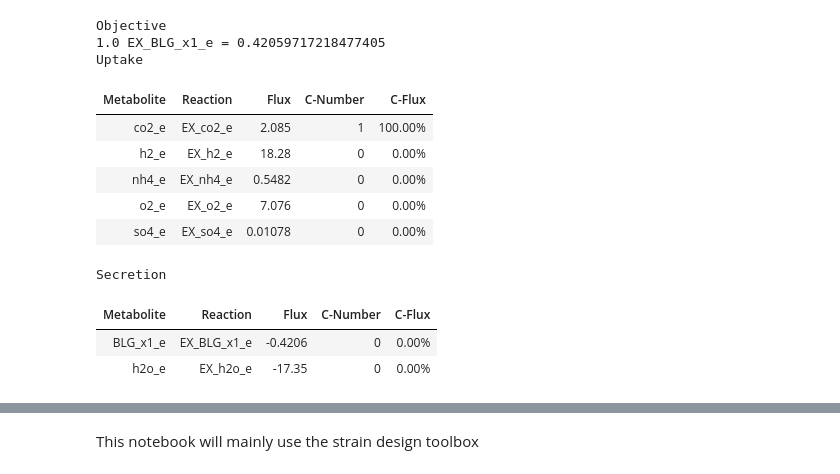
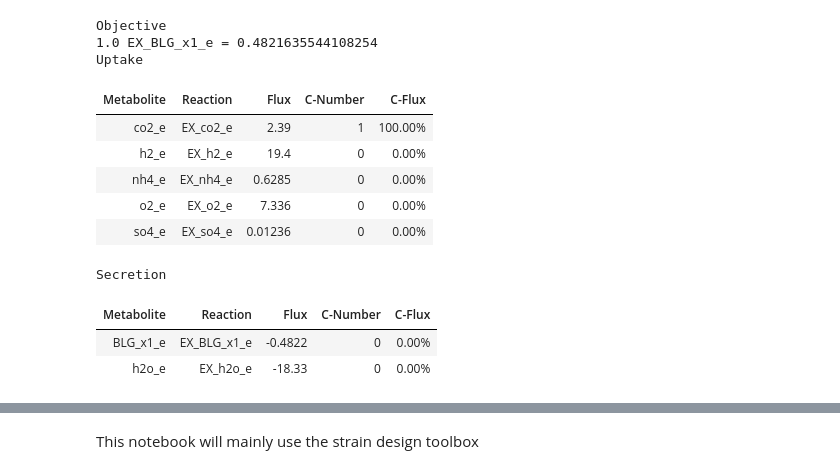
Before and after one commit to AzizBenA/iABA974_SoF1_GEM, a Jupyter notebook: Scripts/strain_design.ipynb, the cells around one changed output, grey strips where cells are left out. Saved outputs shown, nothing was run; the diff lists cells and outputs as text; code cells hidden in the pictures.

```diff
--- a/Scripts/strain_design.ipynb
+++ b/Scripts/strain_design.ipynb
@@ -8,21 +5,0 @@ model = ju.load_model(base_dir,"Experiment", "250723_iABA974_BLG.sbml")
-# %%
-model.objective = "EX_BLG_x1_e"
-model.optimize()
-model.reactions.get_by_id('Growth').bounds = 0.0, 0.0
-# model.reactions.get_by_id('EX_h2_e').bounds = -50.0, 1000.0
-# model.reactions.get_by_id('EX_o2_e').bounds = -100.0, 1000.0
-model.summary()
-# %% [output]
-Objective
-1.0 EX_BLG_x1_e = 0.42059717218477405
-Uptake
-| Metabolite | Reaction | Flux | C-Number | C-Flux |
-| co2_e | EX_co2_e | 2.085 | 1 | 100.00% |
-| h2_e | EX_h2_e | 18.28 | 0 | 0.00% |
-| nh4_e | EX_nh4_e | 0.5482 | 0 | 0.00% |
-| o2_e | EX_o2_e | 7.076 | 0 | 0.00% |
-| so4_e | EX_so4_e | 0.01078 | 0 | 0.00% |
-Secretion
-| Metabolite | Reaction | Flux | C-Number | C-Flux |
-| BLG_x1_e | EX_BLG_x1_e | -0.4206 | 0 | 0.00% |
-| h2o_e | EX_h2o_e | -17.35 | 0 | 0.00% |
@@ -28,0 +12,21 @@ Secretion
+# %%
+model1.objective = "EX_BLG_x1_e"
+model1.optimize()
+model1.reactions.get_by_id('Growth').bounds = 0.0, 0.0
+# model1.reactions.get_by_id('EX_h2_e').bounds = -50.0, 1000.0
+# model1.reactions.get_by_id('EX_o2_e').bounds = -100.0, 1000.0
+model1.summary()
+# %% [output]
+Objective
+1.0 EX_BLG_x1_e = 0.4821635544108254
+Uptake
+| Metabolite | Reaction | Flux | C-Number | C-Flux |
+| co2_e | EX_co2_e | 2.39 | 1 | 100.00% |
+| h2_e | EX_h2_e | 19.4 | 0 | 0.00% |
+| nh4_e | EX_nh4_e | 0.6285 | 0 | 0.00% |
+| o2_e | EX_o2_e | 7.336 | 0 | 0.00% |
+| so4_e | EX_so4_e | 0.01236 | 0 | 0.00% |
+Secretion
+| Metabolite | Reaction | Flux | C-Number | C-Flux |
+| BLG_x1_e | EX_BLG_x1_e | -0.4822 | 0 | 0.00% |
+| h2o_e | EX_h2o_e | -18.33 | 0 | 0.00% |
```
Also changed, not shown: parts of 7 cells of this notebook, 5 other files.
